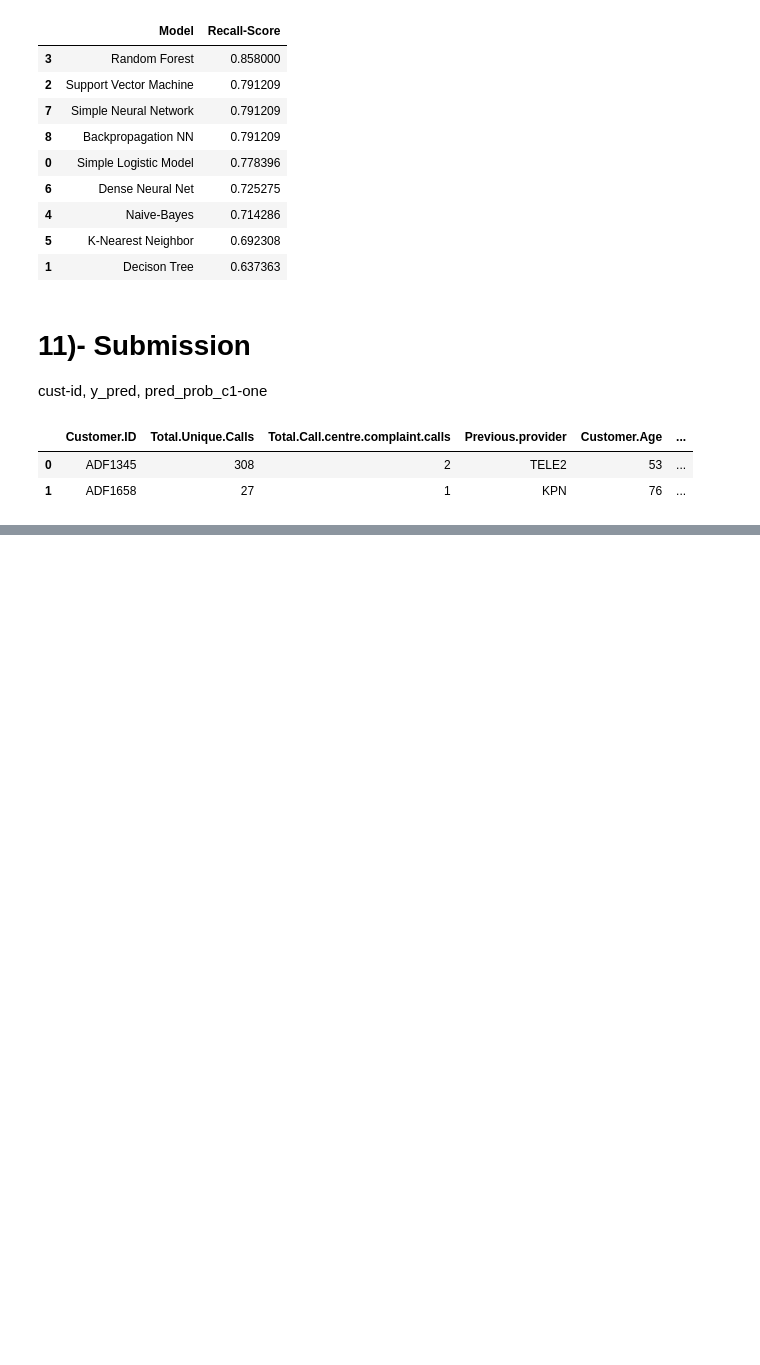
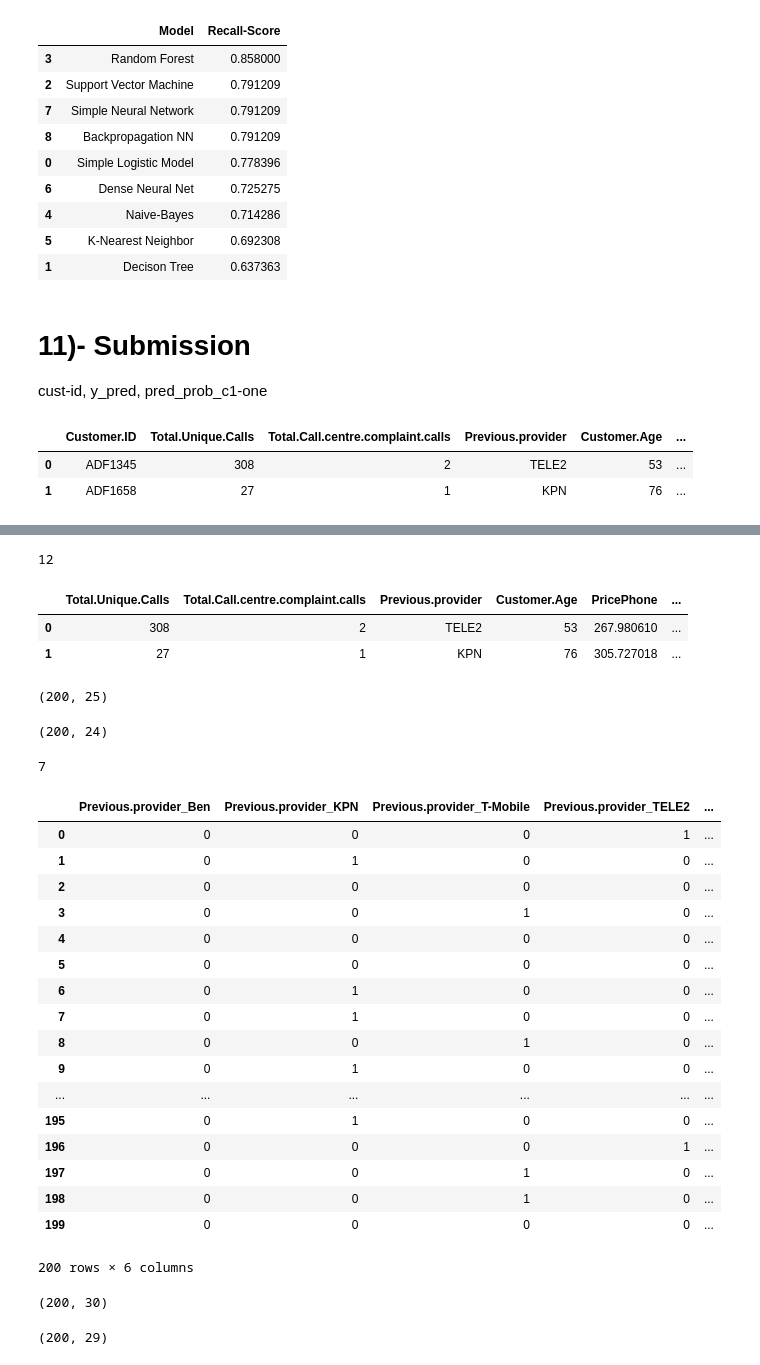
Before and after one commit to HassanSherwani/Telcom_Churn-End-End-Project-, a Jupyter notebook: Customer_Churn_Telecom.ipynb, the cells around one changed output, grey strips where cells are left out. Cells and saved outputs as stored; diff of their text form; code cells hidden in the pictures; blank space fills up the shorter version.

```diff
--- a/Customer_Churn_Telecom.ipynb
+++ b/Customer_Churn_Telecom.ipynb
@@ -3032,0 +2989,6 @@ print(recall_score(y_test, y_pred_class))
+# %%
+# time series
+year_sub_end=df_pilot['EndSubscription']
+df_pilot['EndSubscription']=pd.to_datetime(year_sub_end)
+# %%
+df_pilot['EndSubscription']=df_pilot['EndSubscription'].dt.month
@@ -3032,0 +3012,48 @@ print(recall_score(y_test, y_pred_class))
+# %%
+len(df_pilot['Province'].value_counts())
+# %% [output]
+12
+# %%
+province_dummy=pd.get_dummies(df_pilot['Province'],prefix='Province').iloc[:,1:]
+df_pilot=pd.concat([df_pilot,province_dummy],axis=1)
+# %%
+df_pilot.head(2)
+# %% [output]
+|  | Total.Unique.Calls | Total.Call.centre.complaint.calls | Previous.provider | Customer.Age | PricePhone | ... |
+| 0 | 308 | 2 | TELE2 | 53 | 267.980610 | ... |
+| 1 | 27 | 1 | KPN | 76 | 305.727018 | ... |
+# %%
+df_pilot.shape
+# %% [output]
+(200, 25)
+# %%
+df_pilot.drop(['Province'], axis=1, inplace=True)
+# %%
+df_pilot.shape
+# %% [output]
+(200, 24)
+# %%
+len(df_pilot['Previous.provider'].value_counts())
+# %% [output]
+7
+# %%
+pd.get_dummies(df_pilot['Previous.provider'],prefix='Previous.provider').iloc[:,1:]
+# %% [output]
+|  | Previous.provider_Ben | Previous.provider_KPN | Previous.provider_T-Mobile | Previous.provider_TELE2 | ... |
+| 0 | 0 | 0 | 0 | 1 | ... |
+| 1 | 0 | 1 | 0 | 0 | ... |
+| 2 | 0 | 0 | 0 | 0 | ... |
+| 3 | 0 | 0 | 1 | 0 | ... |
+| 4 | 0 | 0 | 0 | 0 | ... |
+| 5 | 0 | 0 | 0 | 0 | ... |
+| 6 | 0 | 1 | 0 | 0 | ... |
+| 7 | 0 | 1 | 0 | 0 | ... |
+| 8 | 0 | 0 | 1 | 0 | ... |
+| 9 | 0 | 1 | 0 | 0 | ... |
+| ... | ... | ... | ... | ... | ... |
+| 195 | 0 | 1 | 0 | 0 | ... |
+| 196 | 0 | 0 | 0 | 1 | ... |
+| 197 | 0 | 0 | 1 | 0 | ... |
+| 198 | 0 | 0 | 1 | 0 | ... |
+| 199 | 0 | 0 | 0 | 0 | ... |
+200 rows × 6 columns
@@ -3032,0 +3064,4 @@ print(recall_score(y_test, y_pred_class))
+# %%
+df_pilot.shape
+# %% [output]
+(200, 30)
@@ -3032,0 +3070,4 @@ print(recall_score(y_test, y_pred_class))
+# %%
+df_pilot.shape
+# %% [output]
+(200, 29)
```
Also changed, not shown: parts of 32 cells of this notebook.
